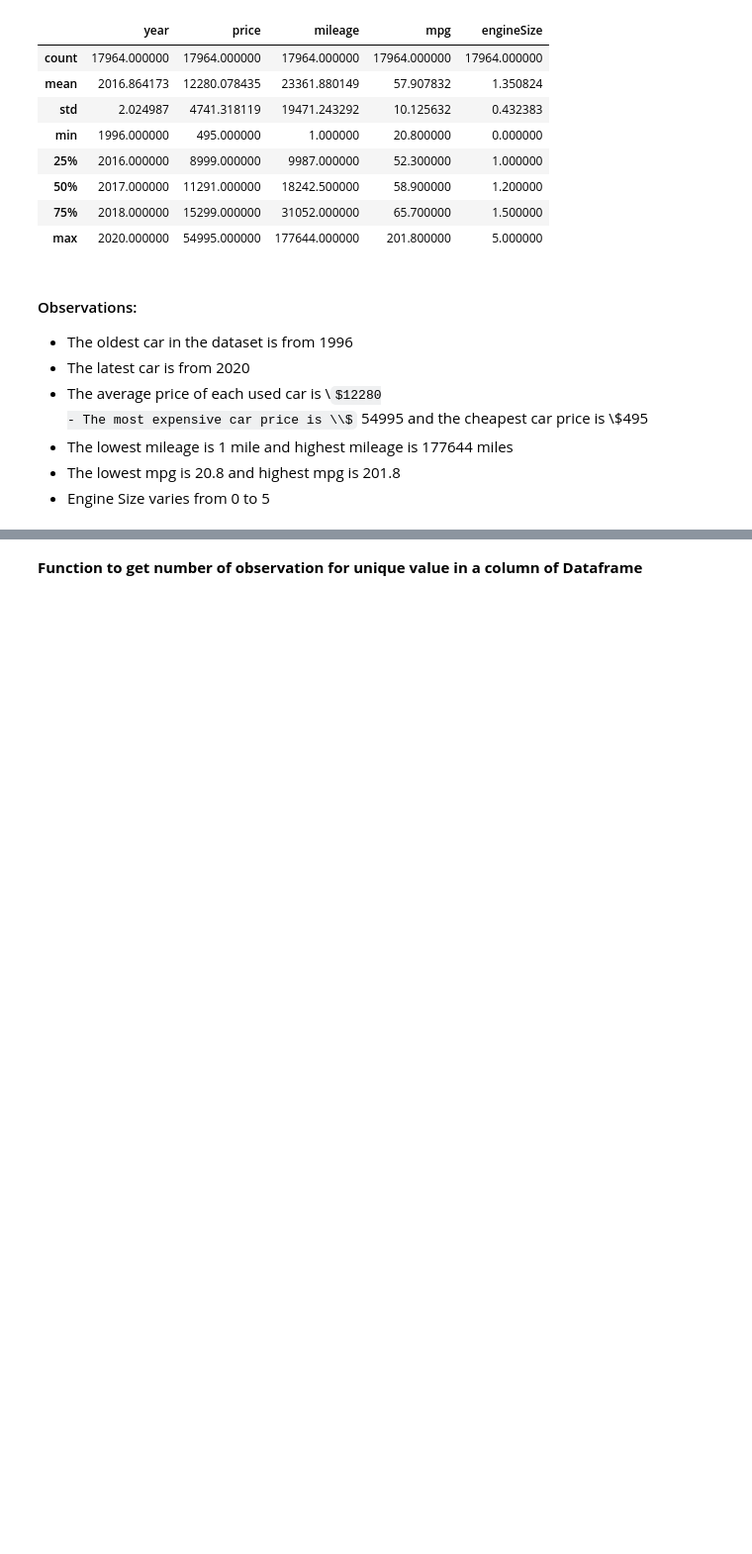
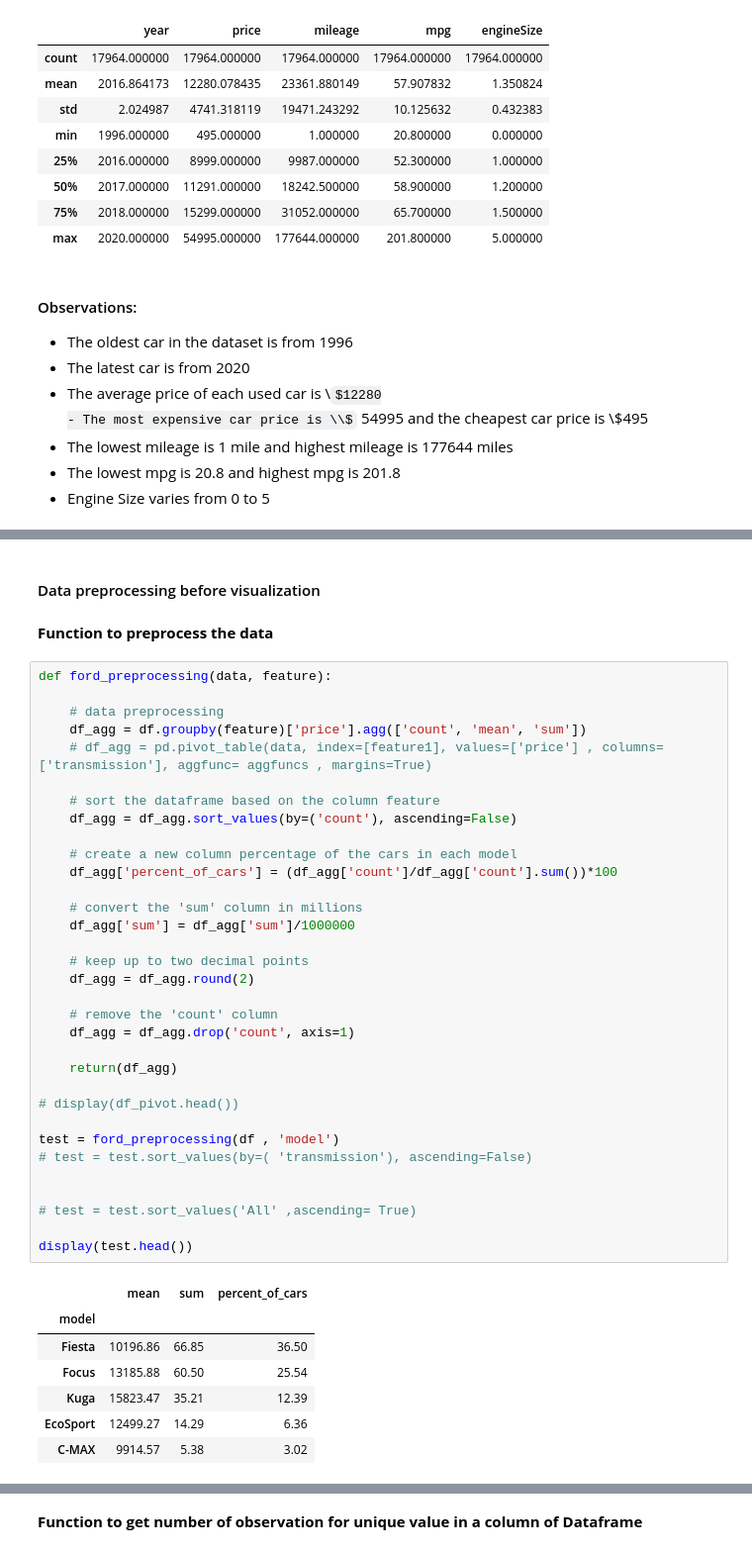
Before and after one commit to zintesar/ford_used_car_EDA, a Jupyter notebook: ford_used_car_analysis.ipynb, the cells around one changed output, grey strips where cells are left out. Shown at 99% size. Saved outputs shown, nothing was run; the diff lists cells and outputs as text; some formulas as TeX source; blank space fills up the shorter version.

```diff
--- a/ford_used_car_analysis.ipynb
+++ b/ford_used_car_analysis.ipynb
@@ -114,0 +120,45 @@ display(df.describe())
+# %% [markdown]
+#### Data preprocessing before visualization
+# %% [markdown]
+<strong>Function to preprocess the data
+# %%
+def ford_preprocessing(data, feature):
+
+    # data preprocessing
+    df_agg = df.groupby(feature)['price'].agg(['count', 'mean', 'sum'])
+    # df_agg = pd.pivot_table(data, index=[feature1], values=['price'] , columns= ['transmission'], aggfunc= aggfuncs , margins=True)
+
+    # sort the dataframe based on the column feature
+    df_agg = df_agg.sort_values(by=('count'), ascending=False)
+
+    # create a new column percentage of the cars in each model
+    df_agg['percent_of_cars'] = (df_agg['count']/df_agg['count'].sum())*100
+
+    # convert the 'sum' column in millions
+    df_agg['sum'] = df_agg['sum']/1000000
+
+    # keep up to two decimal points
+    df_agg = df_agg.round(2)
+
+    # remove the 'count' column
+    df_agg = df_agg.drop('count', axis=1)
+
+    return(df_agg)
+
+# display(df_pivot.head())
+
+test = ford_preprocessing(df , 'model')
+# test = test.sort_values(by=( 'transmission'), ascending=False)
+
+
+# test = test.sort_values('All' ,ascending= True)
+
+display(test.head())
+# %% [output]
+|  | mean | sum | percent_of_cars |
+| model |  |  |  |
+| Fiesta | 10196.86 | 66.85 | 36.50 |
+| Focus | 13185.88 | 60.50 | 25.54 |
+| Kuga | 15823.47 | 35.21 | 12.39 |
+| EcoSport | 12499.27 | 14.29 | 6.36 |
+| C-MAX | 9914.57 | 5.38 | 3.02 |
```
Also changed, not shown: parts of 14 cells of this notebook.
